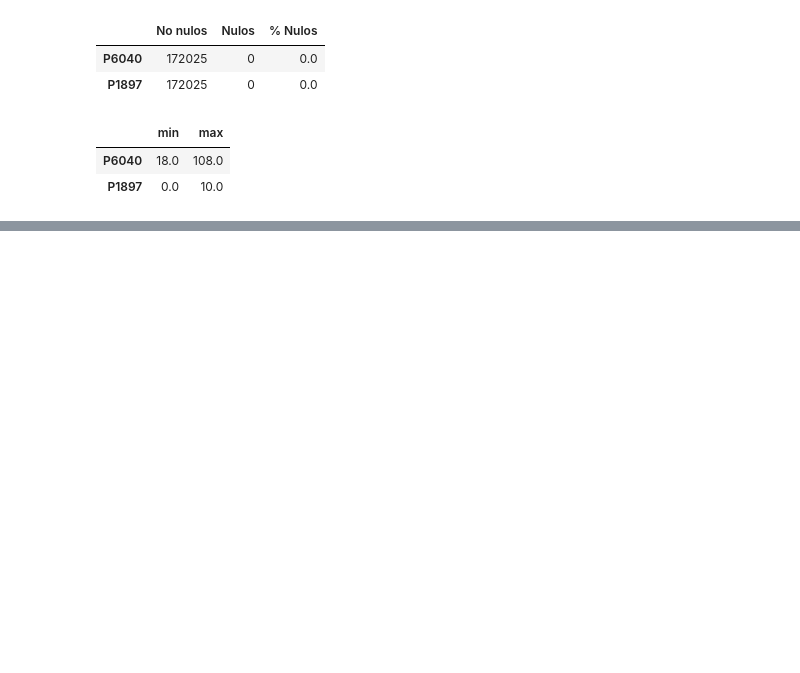
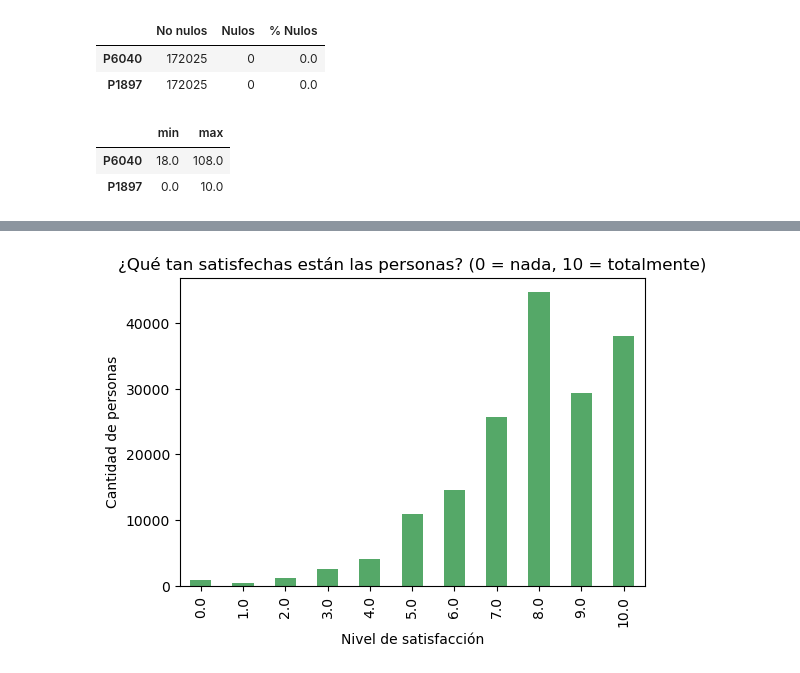
Before and after one commit to nataliarf23/Proyecto1_DATA, a Jupyter notebook: notebooks/Proyecto.ipynb, the cells around one changed output, grey strips where cells are left out. Saved outputs shown, nothing was run; the diff lists cells and outputs as text; code cells hidden in the pictures; blank space fills up the shorter version.

```diff
--- a/notebooks/Proyecto.ipynb
+++ b/notebooks/Proyecto.ipynb
@@ -72,0 +112,6 @@ pd.DataFrame({
+# %%
+# Cuántas personas respondieron cada nivel de satisfacción (P1897)
+tabla_satisfaccion = df_desc["P1897"].value_counts().sort_index()
+porcentaje_satisfaccion = (tabla_satisfaccion / len(df_desc) * 100).round(1)
+
+pd.DataFrame({"Cantidad de personas": tabla_satisfaccion, "% del total": porcentaje_satisfaccion})
@@ -72,0 +132,10 @@ pd.DataFrame({
+# %%
+# Gráfico de barras de la satisfacción
+plt.figure(figsize=(6, 4))
+tabla_satisfaccion.plot(kind="bar", color="#55A868")
+plt.title("¿Qué tan satisfechas están las personas? (0 = nada, 10 = totalmente)")
+plt.xlabel("Nivel de satisfacción")
+plt.ylabel("Cantidad de personas")
+plt.show()
+# %% [output]
+[figure, added]
```
Also changed, not shown: parts of 13 cells of this notebook.
